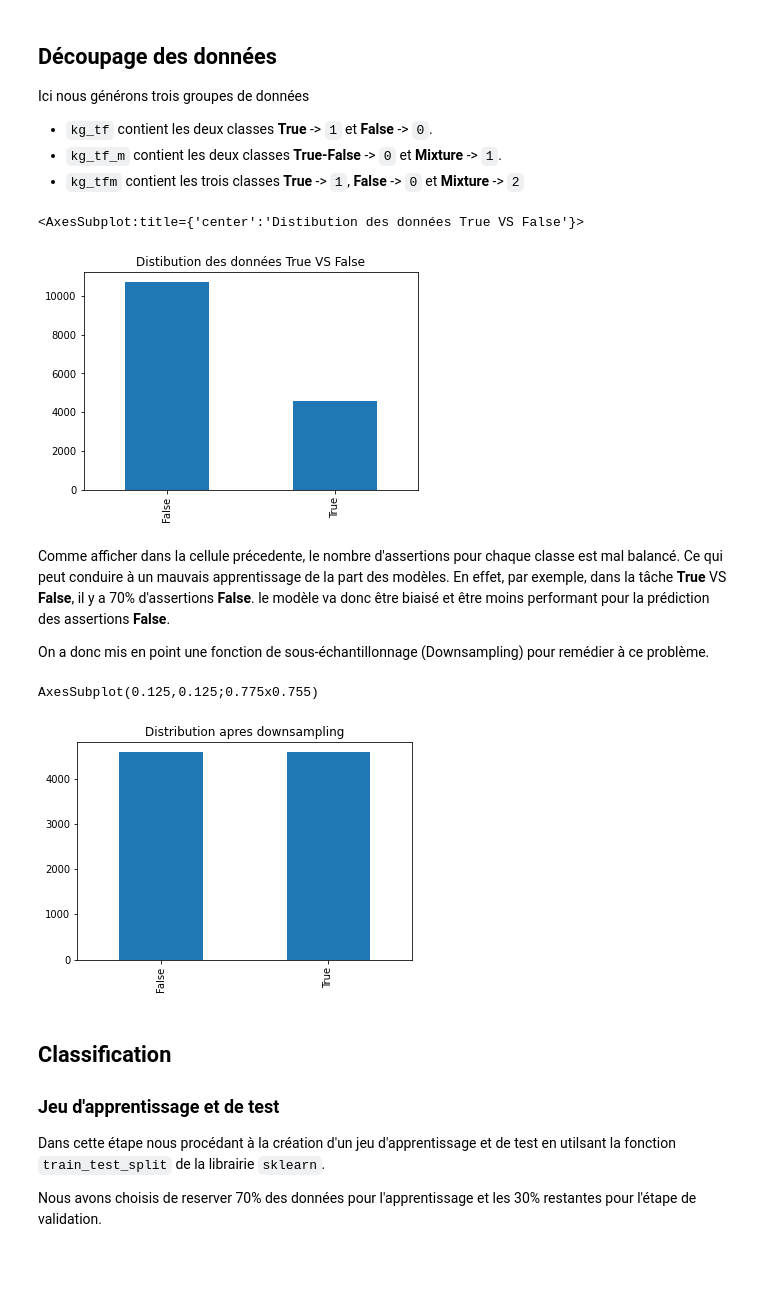
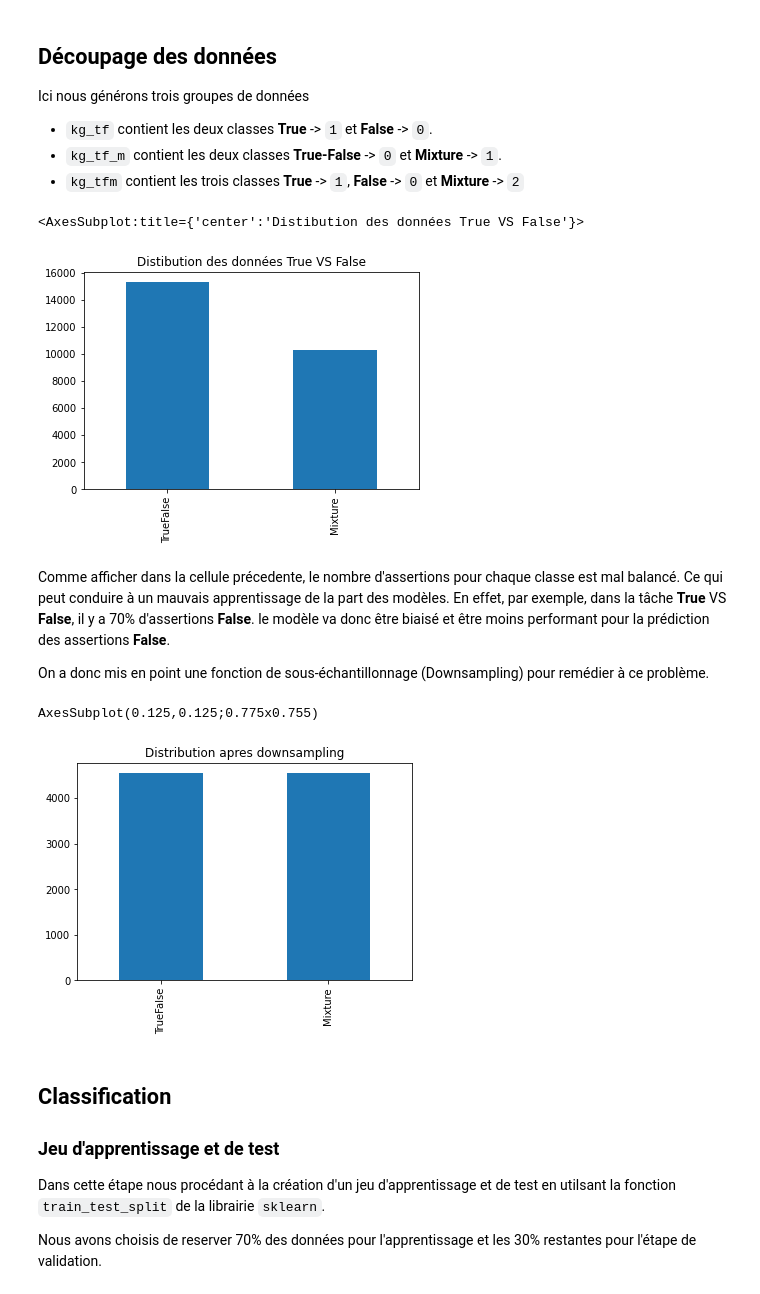
Before and after one commit to massykezzoul/fact-checking-classification, a Jupyter notebook: src/classification.ipynb, the cells around one changed output. Drawn from its saved outputs; the diff is of its cells as text; code cells hidden in the pictures; blank space fills up the shorter version.

```diff
--- a/src/classification.ipynb
+++ b/src/classification.ipynb
@@ -37,24 +38,24 @@ Ici nous générons trois groupes de données
 # %%
 kg_tf = trueVSfalse(origin)
 kg_tf_m = trueFalseVSmixture(origin)
 kg_tfm = trueVSfalseVSmixture(origin)
 
 index_tf={0:'False', 1: 'True'}
 index_tf_m={0:'TrueFalse', 1: 'Mixture'}
 index_tfm={0:'False', 1: 'True', 2: 'Mixture'}
 
-kg_tf['ratingValue'].value_counts().rename(index=index_tf).plot(
+kg_tf_m['ratingValue'].value_counts().rename(index=index_tf_m).plot(
     kind='bar',title="Distibution des données True VS False")
 # %% [output]
 <AxesSubplot:title={'center':'Distibution des données True VS False'}>
-[figure, old version]
+[figure, new version]
 # %% [markdown]
 Comme afficher dans la cellule précedente, le nombre d'assertions pour chaque classe est mal balancé. Ce qui peut conduire à un mauvais apprentissage de la part des modèles. En effet, par exemple, dans la tâche **True** VS **False**, il y a 70% d'assertions **False**. le modèle va donc être biaisé et être moins performant pour la prédiction des assertions **False**.
 
 On a donc mis en point une fonction de sous-échantillonnage (Downsampling) pour remédier à ce problème.
 # %%
-kg = kg_tf
-index = index_tf
+kg = kg_tf_m[:15000]
+index = index_tf_m
 
 downsampling = True
 if downsampling:
@@ -63,7 +64,7 @@ if downsampling:
         kind='bar',title="Distribution apres downsampling"))
 # %% [output]
 AxesSubplot(0.125,0.125;0.775x0.755)
-[figure, old version]
+[figure, new version]
 # %% [markdown]
 ## Classification
 
```
Also changed, not shown: parts of 7 cells of this notebook, 7 other files.
